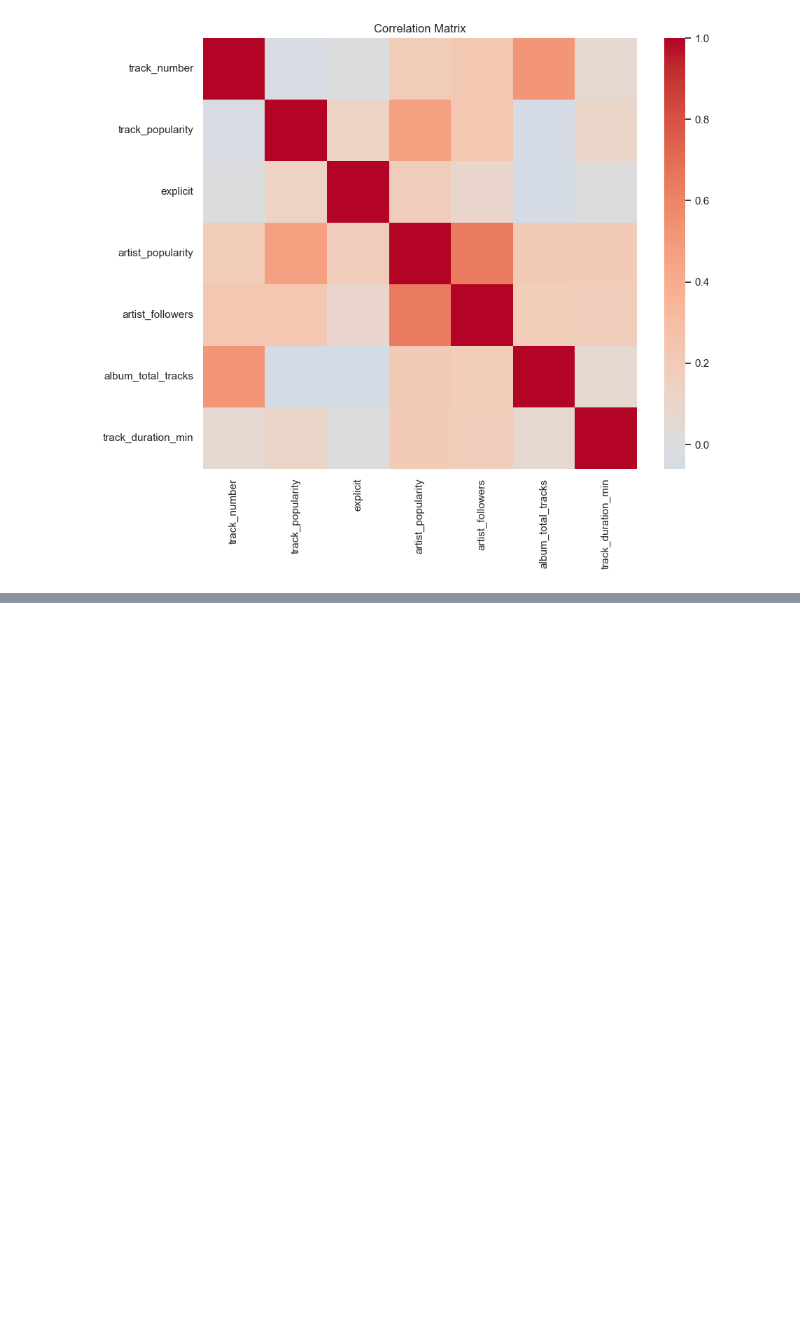
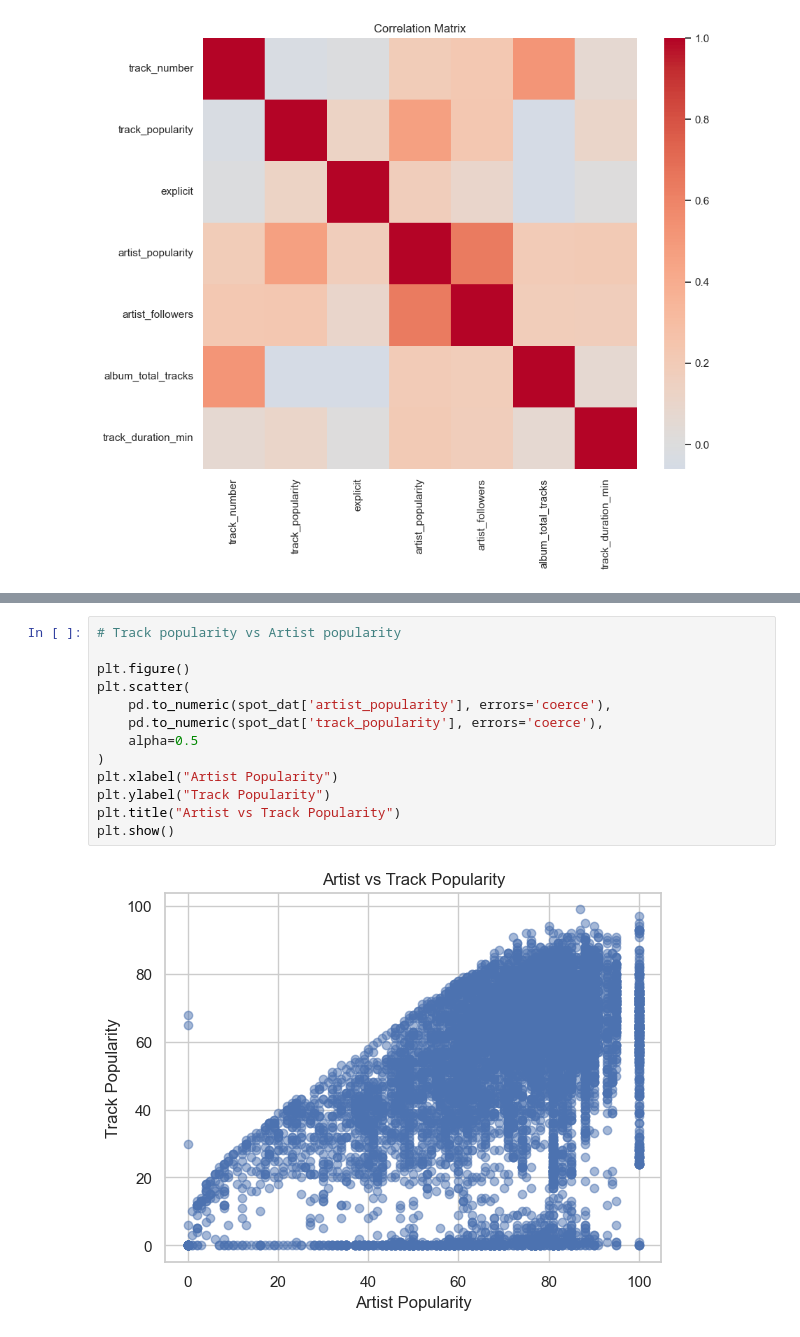
Before and after one commit to waltervogelmann/STAT486-Final-Project, a Jupyter notebook: notebooks/eda.ipynb, the cells around one changed output, grey strips where cells are left out. Saved outputs shown, nothing was run; the diff lists cells and outputs as text; blank space fills up the shorter version.

```diff
--- a/notebooks/eda.ipynb
+++ b/notebooks/eda.ipynb
@@ -94,0 +107,15 @@ plt.show()
+# %%
+# Track popularity vs Artist popularity
+
+plt.figure()
+plt.scatter(
+    pd.to_numeric(spot_dat['artist_popularity'], errors='coerce'),
+    pd.to_numeric(spot_dat['track_popularity'], errors='coerce'),
+    alpha=0.5
+)
+plt.xlabel("Artist Popularity")
+plt.ylabel("Track Popularity")
+plt.title("Artist vs Track Popularity")
+plt.show()
+# %% [output]
+[figure, added]
```
Also changed, not shown: parts of 8 cells of this notebook.
